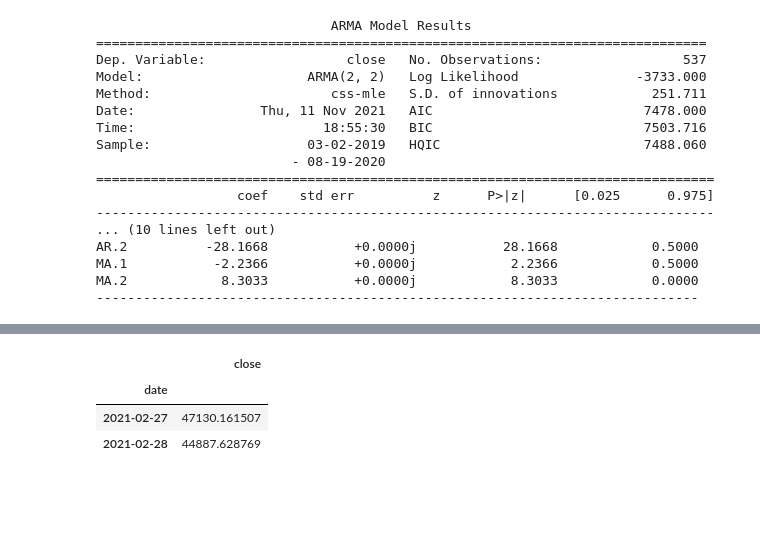
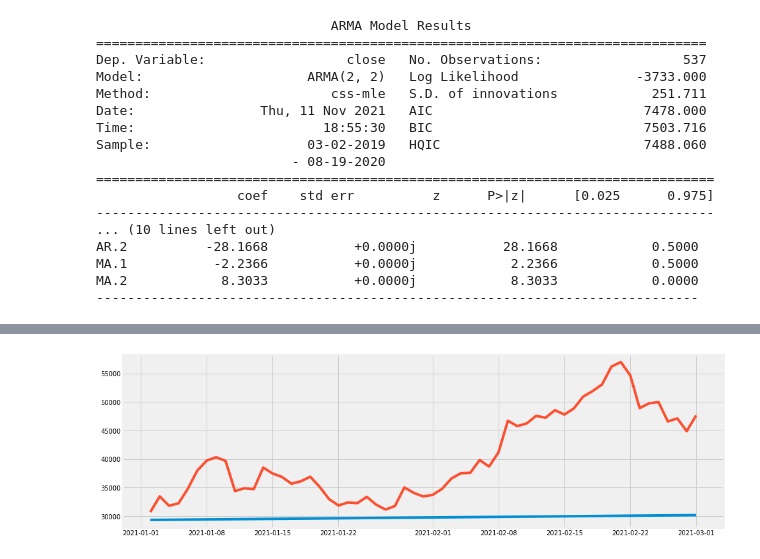
Before and after one commit to ayoubbensakhria/finance_algo, a Jupyter notebook: ARMA_Model.ipynb, the cells around one changed output, grey strips where cells are left out. Drawn from its saved outputs; the diff is of its cells as text; code cells hidden in the pictures; blank space fills up the shorter version.

```diff
--- a/ARMA_Model.ipynb
+++ b/ARMA_Model.ipynb
@@ -290,12 +290,6 @@ Freq: D, Length: 671, dtype: float64
 # %%
 result_actual = df.resample('D').mean()
 mask = (result_actual.index > '2021-01-01') & (result_actual.index <= '2021-03-01')
-result_actual = result_actual.loc[mask]['date']
-
-result_forecast = ddf['2021-04-29', '2021-05-06','2021-05-13']
-result_forecast_index = pd.to_datetime(result_forecast)
-result_forecast_index
-forecast_final = pd.DataFrame(result_final.forecast(steps=3)[0], columns= ['forcasetd values'], index=result_forecast_index)
-forecast_final['forcasetd values']
-forecast_final.plot(figsize=(10,5))
+result_actual = result_actual.loc[mask]
+forcast_date_range = result_actual.index.to_numpy()
 # %% [output]
@@ -304,7 +297,9 @@ forecast_final.plot(figsize=(10,5))
-# %%
-df[-3:-1]
-# %% [output]
-|  | close |
-| date |  |
-| 2021-02-27 | 47130.161507 |
-| 2021-02-28 | 44887.628769 |
+# %%
+forecast_final = pd.DataFrame(result_final.forecast(steps=59)[0], columns= ['forcasetd values'], index=forcast_date_range)
+forecast_final['forcasetd values']
+plt.figure(figsize=(15,5))
+plt.plot(forecast_final)
+plt.plot(result_actual)
+plt.show()
+# %% [output]
+[figure, added]
```
Also changed, not shown: parts of 15 cells of this notebook.
